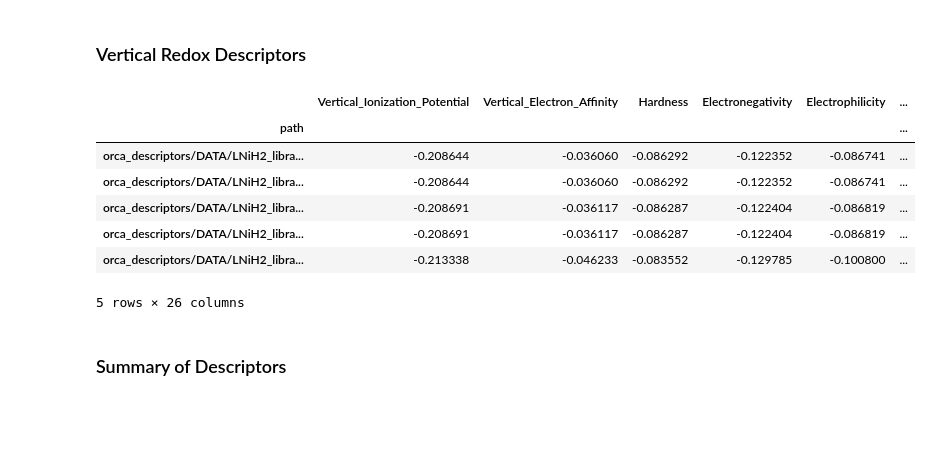
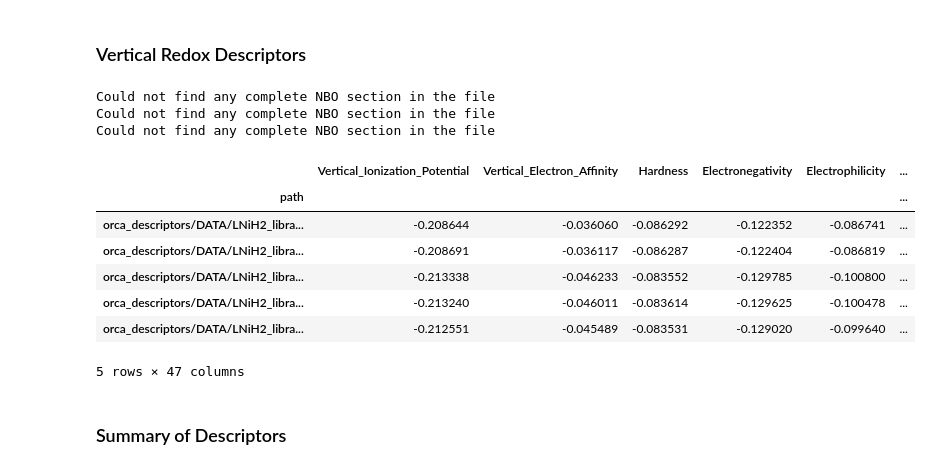
Before and after one commit to ReismanLab/orca_descriptors, a Jupyter notebook: make_descriptor_descripytor.ipynb, the cells around one changed output. Cells and saved outputs as stored; diff of their text form; code cells hidden in the pictures; blank space fills up the shorter version.

```diff
--- a/make_descriptor_descripytor.ipynb
+++ b/make_descriptor_descripytor.ipynb
@@ -216,19 +236,27 @@ Could not find end of NBO section
 # %% [markdown]
 ### Vertical Redox Descriptors
-# %%
-results_redox_dict = get_redox_descriptors(df_num, atoms)
-df_redox_desc = pd.DataFrame.from_dict(results_redox_dict, orient='index')
-df_redox_desc.set_index('path', inplace=True)
-df_redox_desc.head(5)
-# %% [output]
-|  | Vertical_Ionization_Potential | Vertical_Electron_Affinity | Hardness | Electronegativity | Electrophilicity | ... |
-| path |  |  |  |  |  | ... |
-| orca_descriptors/DATA/LNiH2_libra... | -0.208644 | -0.036060 | -0.086292 | -0.122352 | -0.086741 | ... |
-| orca_descriptors/DATA/LNiH2_libra... | -0.208644 | -0.036060 | -0.086292 | -0.122352 | -0.086741 | ... |
-| orca_descriptors/DATA/LNiH2_libra... | -0.208691 | -0.036117 | -0.086287 | -0.122404 | -0.086819 | ... |
-| orca_descriptors/DATA/LNiH2_libra... | -0.208691 | -0.036117 | -0.086287 | -0.122404 | -0.086819 | ... |
-| orca_descriptors/DATA/LNiH2_libra... | -0.213338 | -0.046233 | -0.083552 | -0.129785 | -0.100800 | ... |
-5 rows × 26 columns
+# %%
+results_redox_dict = get_redox_descriptors(
+    df_num,
+    atoms,
+    descriptorPrefixes=["nbo_charge", "cm5"],
+    nbo_block_map={"singlepoint": 1, "oxidation": 2, "reduction": 3},
+)
+df_redox_desc = pd.DataFrame.from_dict(results_redox_dict, orient='index')
+df_redox_desc.set_index('path', inplace=True)
+df_redox_desc.head(5)
+# %% [output]
+Could not find any complete NBO section in the file
+Could not find any complete NBO section in the file
+Could not find any complete NBO section in the file
+|  | Vertical_Ionization_Potential | Vertical_Electron_Affinity | Hardness | Electronegativity | Electrophilicity | ... |
+| path |  |  |  |  |  | ... |
+| orca_descriptors/DATA/LNiH2_libra... | -0.208644 | -0.036060 | -0.086292 | -0.122352 | -0.086741 | ... |
+| orca_descriptors/DATA/LNiH2_libra... | -0.208691 | -0.036117 | -0.086287 | -0.122404 | -0.086819 | ... |
+| orca_descriptors/DATA/LNiH2_libra... | -0.213338 | -0.046233 | -0.083552 | -0.129785 | -0.100800 | ... |
+| orca_descriptors/DATA/LNiH2_libra... | -0.213240 | -0.046011 | -0.083614 | -0.129625 | -0.100478 | ... |
+| orca_descriptors/DATA/LNiH2_libra... | -0.212551 | -0.045489 | -0.083531 | -0.129020 | -0.099640 | ... |
+5 rows × 47 columns
 # %% [markdown]
 ### Summary of Descriptors
 # %%
```
Also changed, not shown: parts of 12 cells of this notebook, 35 other files.
